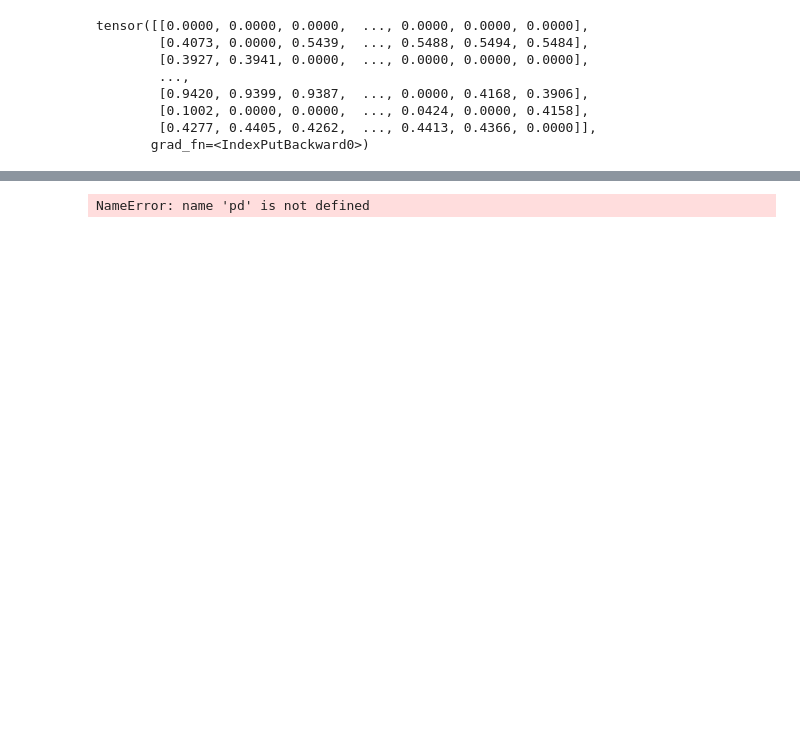
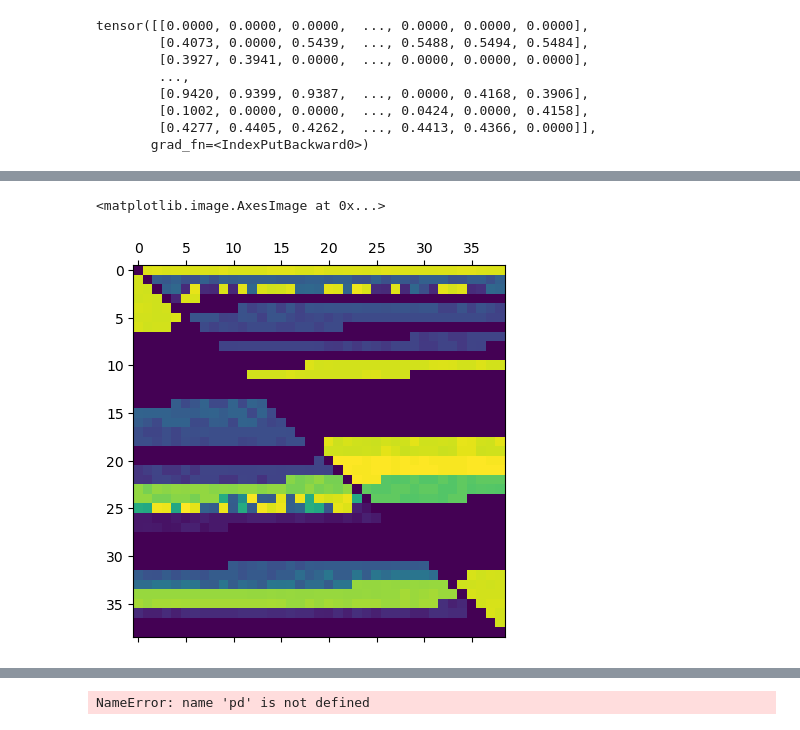
Before and after one commit to opticwiznub/Honours-Thesis, a Jupyter notebook: code/shrinkage_prior.ipynb, the cells around one changed output, grey strips where cells are left out. Cells and saved outputs as stored; diff of their text form; code cells hidden in the pictures; blank space fills up the shorter version.

```diff
--- a/code/shrinkage_prior.ipynb
+++ b/code/shrinkage_prior.ipynb
@@ -222,0 +308,5 @@ Error:
+# %%
+plt.matshow(df)
+# %% [output]
+<matplotlib.image.AxesImage at 0x...>
+[figure, added]
```
Also changed, not shown: parts of 21 cells of this notebook, 57 other files.
